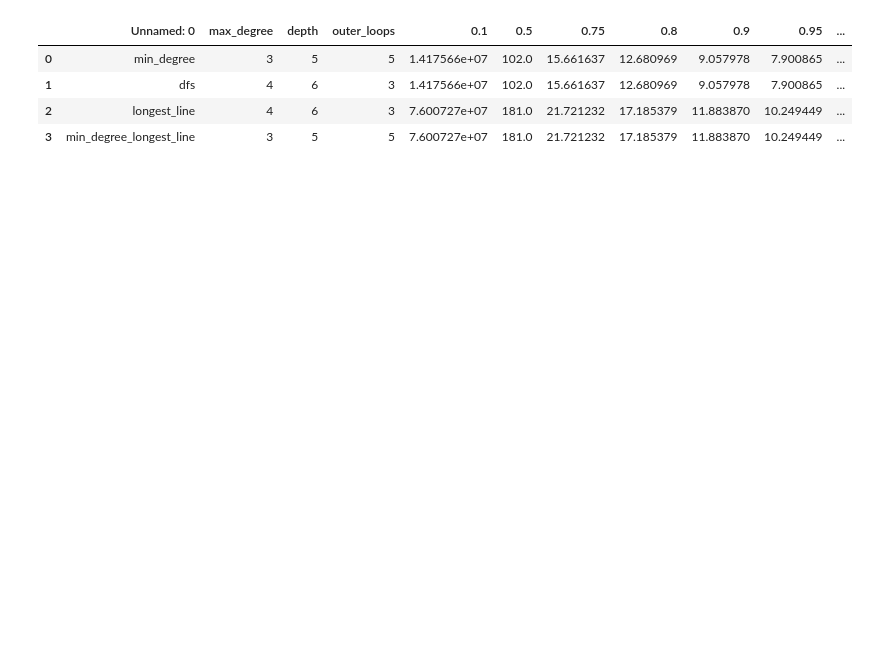
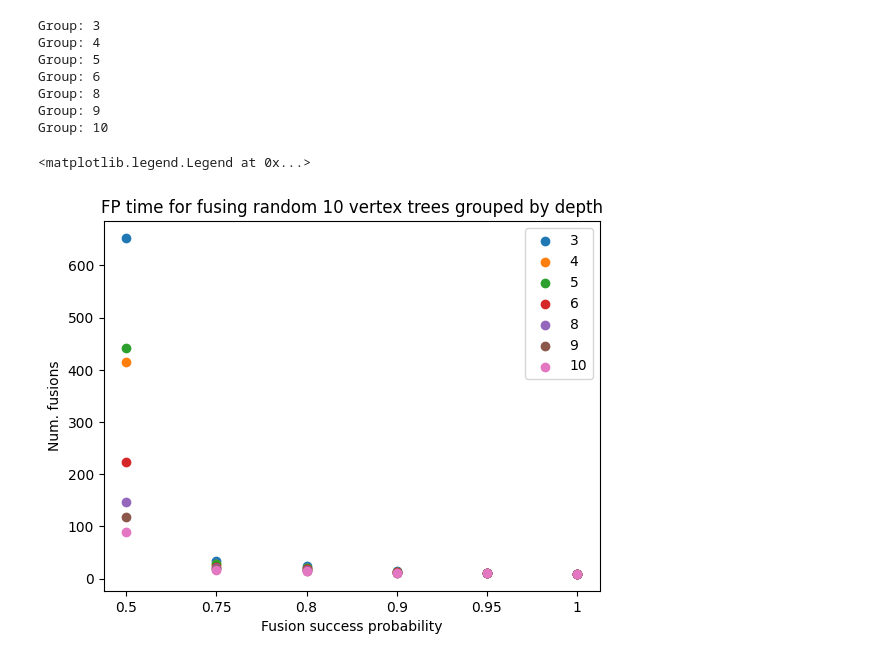
Before and after one commit to thenerdmix/vdsp, a Jupyter notebook: notebooks/evaluation.ipynb, the cells around one changed output. Saved outputs shown, nothing was run; the diff lists cells and outputs as text; code cells hidden in the pictures; blank space fills up the shorter version.

```diff
--- a/notebooks/evaluation.ipynb
+++ b/notebooks/evaluation.ipynb
@@ -16,8 +32,29 @@ matplotlib.pyplot.legend()
 # %%
-df
+#group by degree, or depth
+#plot average of all group 4 configs, average of all plot 5 configs...
+filtered_df = df[df.index.str.contains('conf_10', case=False, na=False)].groupby('depth')
+# filtered_df = df.groupby('depth')
+
+for group_name, group_data in filtered_df:
+    print(f"Group: {group_name}")
+    first_passage_times = []
+    for prob in success_probabilities:
+        entries = [group_data[prob][configuration] for configuration in group_data.index]
+        first_passage_times.append(sum(entries)/len(entries))
+    plot = plt.scatter(success_probabilities,first_passage_times, label=group_name)
+
+plt.xlabel('Fusion success probability')
+plt.ylabel('Num. fusions')
+ax = plt.gca()
+ax.set_title('FP time for fusing random 10 vertex trees grouped by depth')
+plt.legend()
 # %% [output]
-|  | Unnamed: 0 | max_degree | depth | outer_loops | 0.1 | 0.5 | 0.75 | 0.8 | 0.9 | 0.95 | ... |
-| 0 | min_degree | 3 | 5 | 5 | 1.417566e+07 | 102.0 | 15.661637 | 12.680969 | 9.057978 | 7.900865 | ... |
-| 1 | dfs | 4 | 6 | 3 | 1.417566e+07 | 102.0 | 15.661637 | 12.680969 | 9.057978 | 7.900865 | ... |
-| 2 | longest_line | 4 | 6 | 3 | 7.600727e+07 | 181.0 | 21.721232 | 17.185379 | 11.883870 | 10.249449 | ... |
-| 3 | min_degree_longest_line | 3 | 5 | 5 | 7.600727e+07 | 181.0 | 21.721232 | 17.185379 | 11.883870 | 10.249449 | ... |
+Group: 3
+Group: 4
+Group: 5
+Group: 6
+Group: 8
+Group: 9
+Group: 10
+<matplotlib.legend.Legend at 0x...>
+[figure, added]
```
Also changed, not shown: parts of 6 cells of this notebook, 2 other files.
